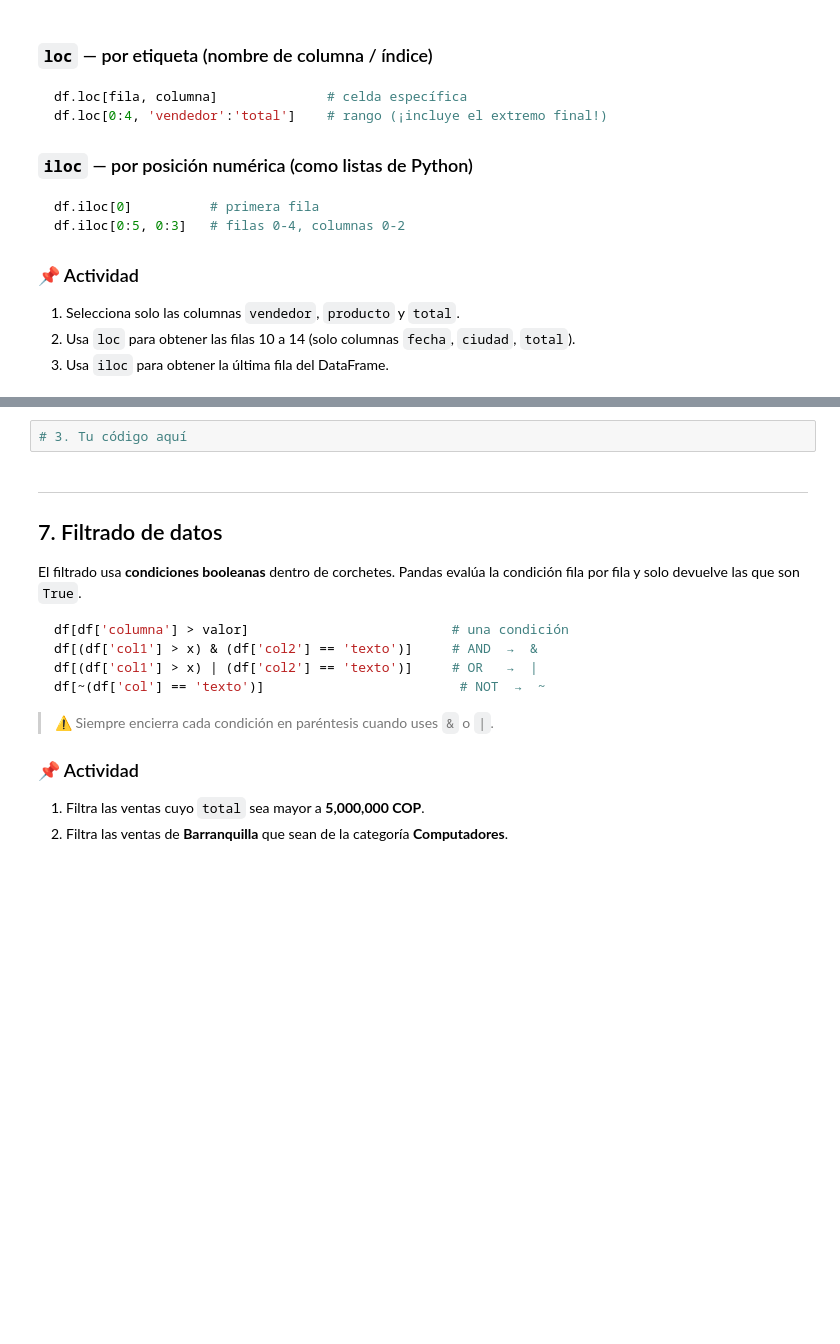
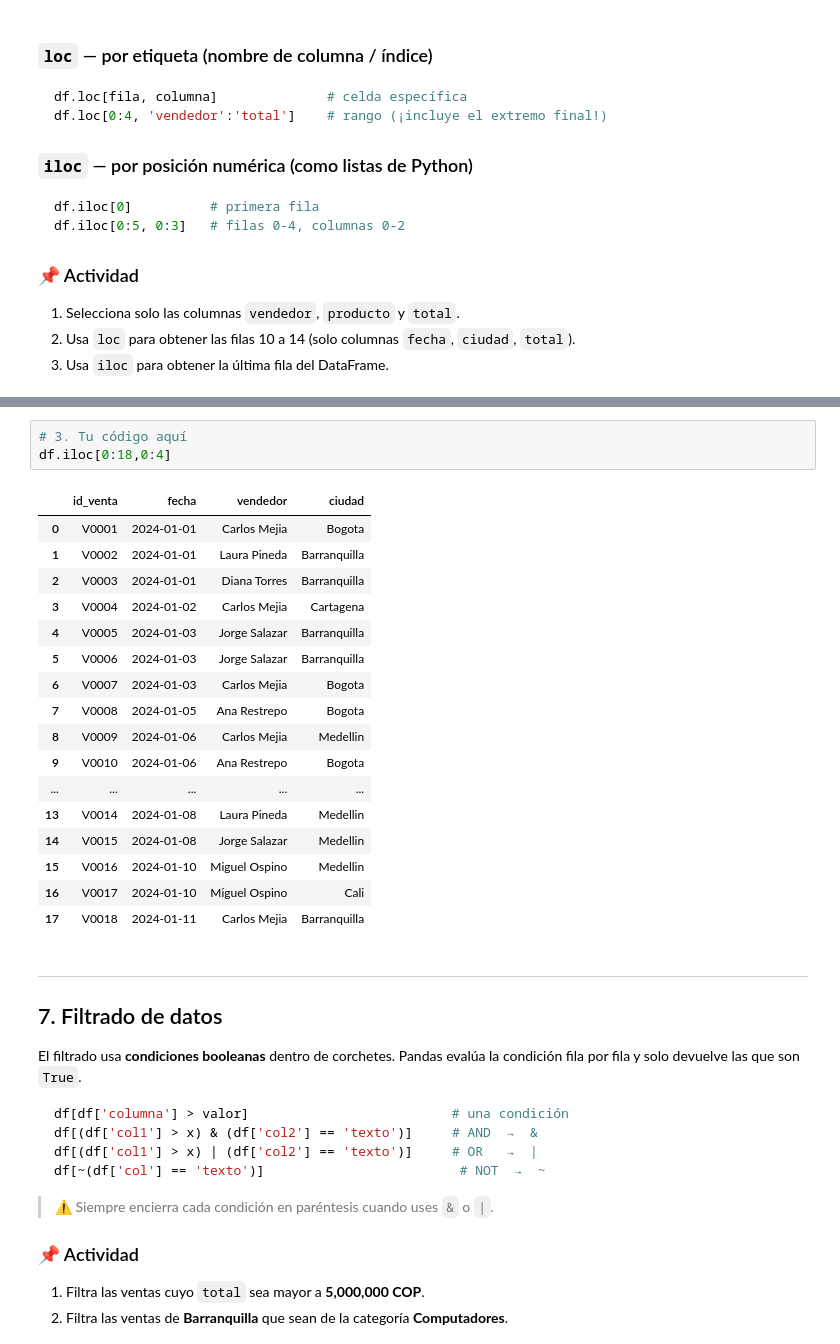
Before and after one commit to hdtamara/programacion_2, a Jupyter notebook: modulo_2_pandas/taller_pandas.ipynb, the cells around one changed output, grey strips where cells are left out. Drawn from its saved outputs; the diff is of its cells as text; blank space fills up the shorter version.

```diff
--- a/modulo_2_pandas/taller_pandas.ipynb
+++ b/modulo_2_pandas/taller_pandas.ipynb
@@ -275,5 +389,24 @@ df.iloc[0:5, 0:3]   # filas 0-4, columnas 0-2
 # %%
 # 3. Tu código aquí
+df.iloc[0:18,0:4]
+# %% [output]
+|  | id_venta | fecha | vendedor | ciudad |
+| 0 | V0001 | 2024-01-01 | Carlos Mejia | Bogota |
+| 1 | V0002 | 2024-01-01 | Laura Pineda | Barranquilla |
+| 2 | V0003 | 2024-01-01 | Diana Torres | Barranquilla |
+| 3 | V0004 | 2024-01-02 | Carlos Mejia | Cartagena |
+| 4 | V0005 | 2024-01-03 | Jorge Salazar | Barranquilla |
+| 5 | V0006 | 2024-01-03 | Jorge Salazar | Barranquilla |
+| 6 | V0007 | 2024-01-03 | Carlos Mejia | Bogota |
+| 7 | V0008 | 2024-01-05 | Ana Restrepo | Bogota |
+| 8 | V0009 | 2024-01-06 | Carlos Mejia | Medellin |
+| 9 | V0010 | 2024-01-06 | Ana Restrepo | Bogota |
+| ... | ... | ... | ... | ... |
+| 13 | V0014 | 2024-01-08 | Laura Pineda | Medellin |
+| 14 | V0015 | 2024-01-08 | Jorge Salazar | Medellin |
+| 15 | V0016 | 2024-01-10 | Miguel Ospino | Medellin |
+| 16 | V0017 | 2024-01-10 | Miguel Ospino | Cali |
+| 17 | V0018 | 2024-01-11 | Carlos Mejia | Barranquilla |
 # %% [markdown]
 ---
 ## 7. Filtrado de datos
```
Also changed, not shown: parts of 14 cells of this notebook, 5 other files.
